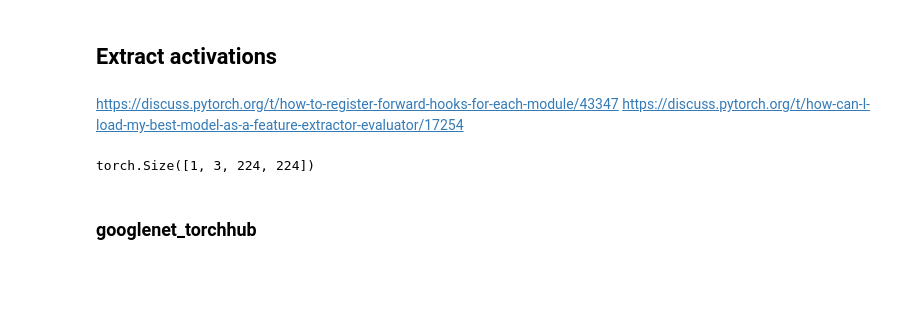
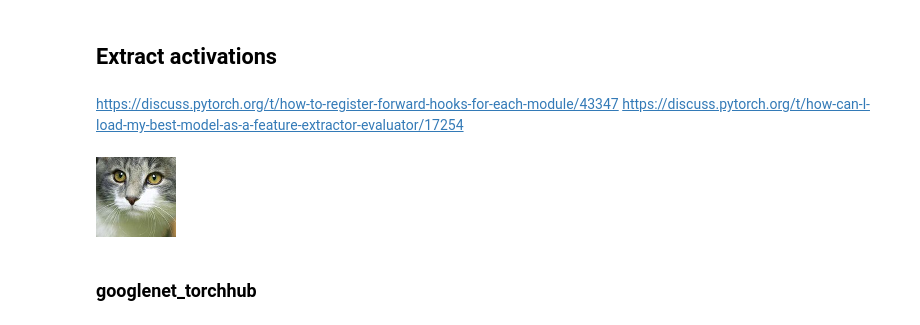
Before and after one commit to lauraaisling/sw-interpretability, a Jupyter notebook: scripts/2 Model Activations.ipynb, the cells around one changed output. Saved outputs shown, nothing was run; the diff lists cells and outputs as text; code cells hidden in the pictures; blank space fills up the shorter version.

```diff
--- a/scripts/2 Model Activations.ipynb
+++ b/scripts/2 Model Activations.ipynb
@@ -107,6 +107,10 @@ https://discuss.pytorch.org/t/how-to-register-forward-hooks-for-each-module/4334
 https://discuss.pytorch.org/t/how-can-l-load-my-best-model-as-a-feature-extractor-evaluator/17254
 # %%
 filename = f'{base_dir}/data/test-images/mixed4e55_imagenet/mixed4e55_imagenet_im_0.png'
+# %%
+Image.open(filename)
+# %% [output]
+[figure, added]
 # %%
 input_image = Image.open(filename).convert('RGB') # since 'RGBA'
 preprocess = transforms.transforms.Compose([
@@ -126,10 +131,6 @@ if torch.cuda.is_available():
 
 with torch.no_grad():
     output = model(input_batch)
-# %%
-input_batch.shape # torch.Size([1, 3, 224, 224])
-# %% [output]
-torch.Size([1, 3, 224, 224])
 # %% [markdown]
 ### googlenet_torchhub
 # %%
```
Also changed, not shown: parts of 34 cells of this notebook.
